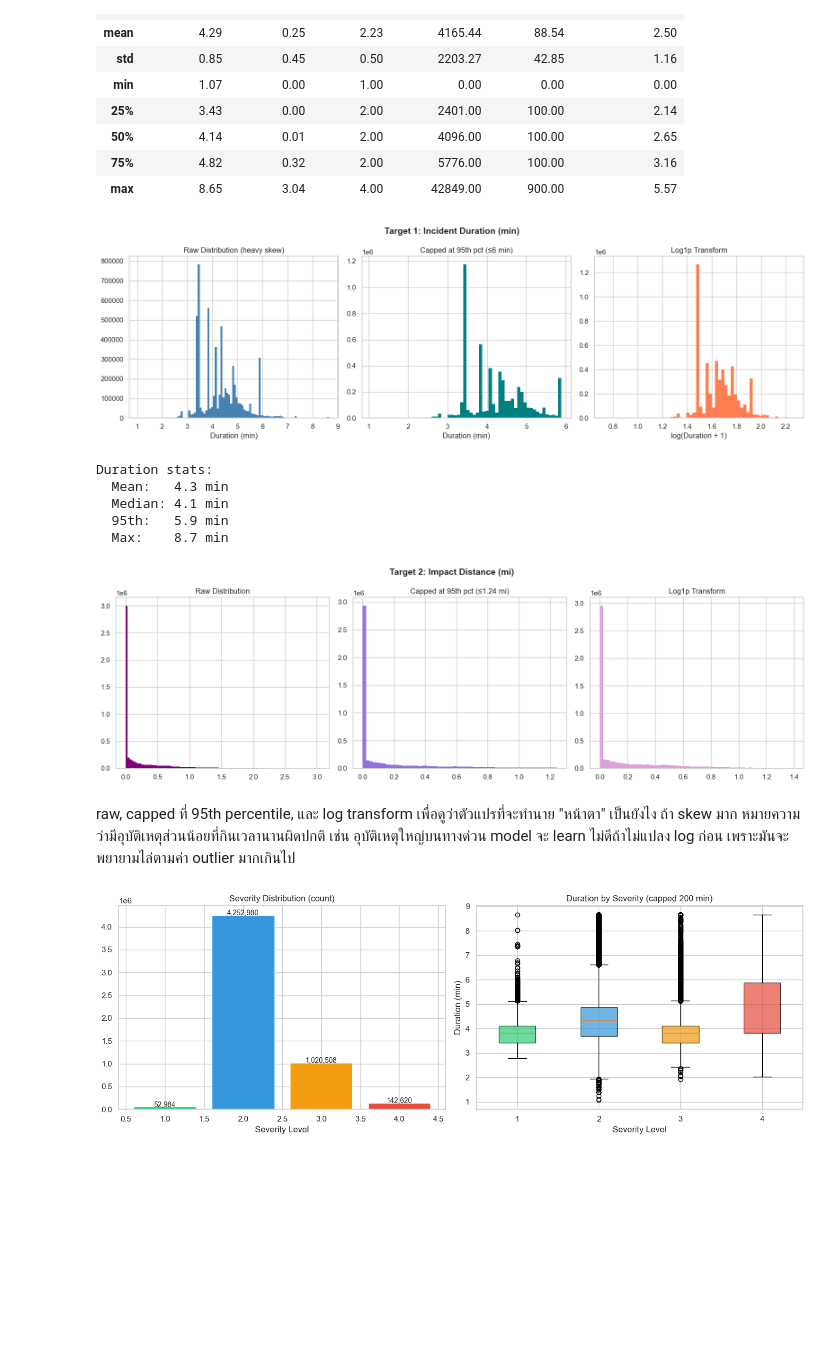
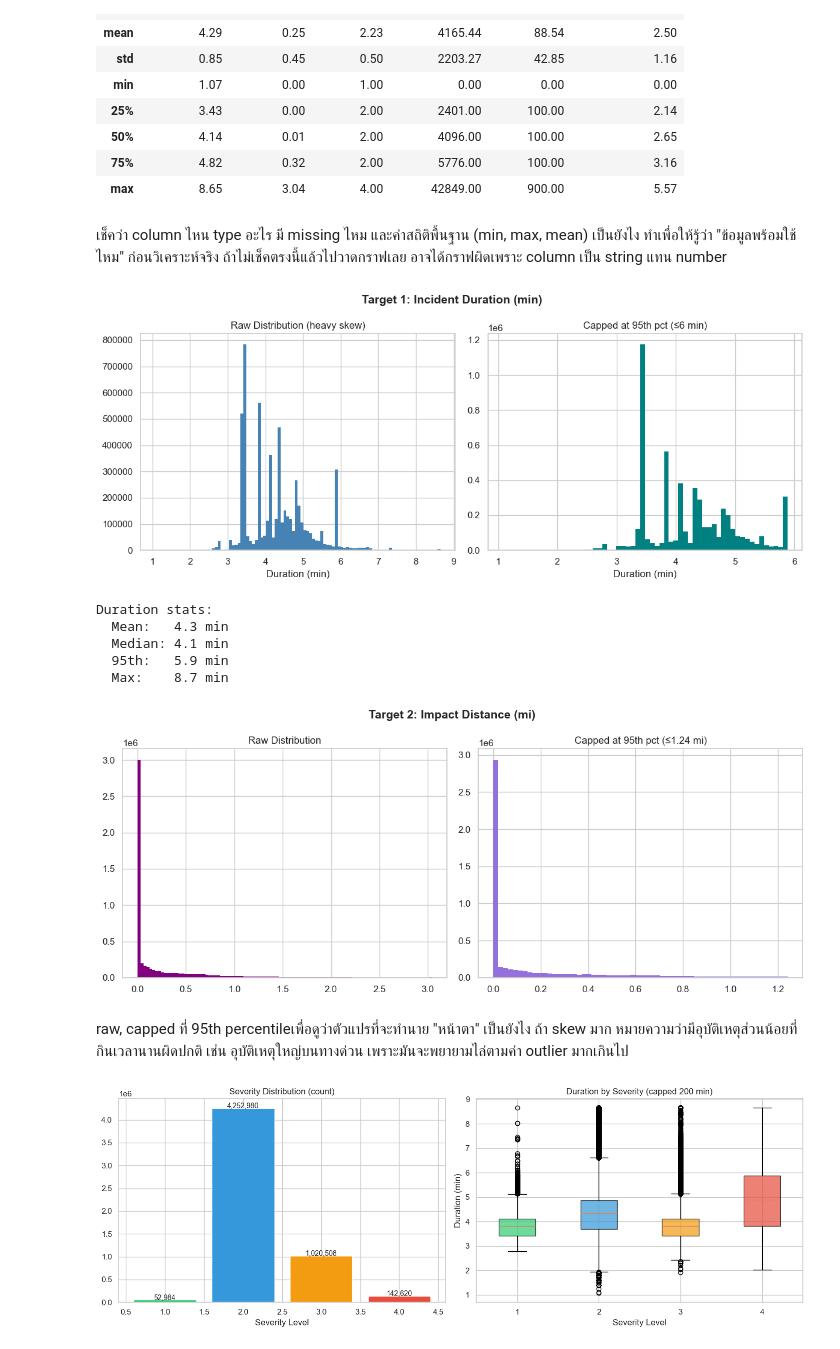
Before and after one commit to ThnaChamp/us-traffic-incident-analysis, a Jupyter notebook: notebooks/eda/02_eda_visualization_cop.ipynb, the cells around one changed output. Drawn from its saved outputs; the diff is of its cells as text; code cells hidden in the pictures; blank space fills up the shorter version.

```diff
--- a/notebooks/eda/02_eda_visualization_cop.ipynb
+++ b/notebooks/eda/02_eda_visualization_cop.ipynb
@@ -65,47 +65,45 @@ Series([], dtype: int64)
 | 50% | 4.14 | 0.01 | 2.00 | 4096.00 | 100.00 | 2.65 |
 | 75% | 4.82 | 0.32 | 2.00 | 5776.00 | 100.00 | 3.16 |
 | max | 8.65 | 3.04 | 4.00 | 42849.00 | 900.00 | 5.57 |
+# %% [markdown]
+เช็คว่า column ไหน type อะไร มี missing ไหม และค่าสถิติพื้นฐาน (min, max, mean) เป็นยังไง ทำเพื่อให้รู้ว่า "ข้อมูลพร้อมใช้ไหม" ก่อนวิเคราะห์จริง ถ้าไม่เช็คตรงนี้แล้วไปวาดกราฟเลย อาจได้กราฟผิดเพราะ column เป็น string แทน number
 # %%
 #Duration (min) distribution
-fig, axes = plt.subplots(1, 3, figsize=(16, 5))
+fig, axes = plt.subplots(1, 2, figsize=(12, 5))
 fig.suptitle('Target 1: Incident Duration (min)', fontsize=14, fontweight='bold')
 
 #distribution
 axes[0].hist(df['Duration(min)'], bins=100, color='steelblue', edgecolor='none')
 axes[0].set_title('Raw Distribution (heavy skew)')
 axes[0].set_xlabel('Duration (min)')
 
 # Cap at 95th percentile
 cap95 = df['Duration(min)'].quantile(0.95)
 df_cap = df[df['Duration(min)'] <= cap95]
 axes[1].hist(df_cap['Duration(min)'], bins=60, color='teal', edgecolor='none')
 axes[1].set_title(f'Capped at 95th pct (≤{cap95:.0f} min)')
 axes[1].set_xlabel('Duration (min)')
 
-# Log transform
-axes[2].hist(np.log1p(df['Duration(min)']), bins=60, color='coral', edgecolor='none')
-axes[2].set_title('Log1p Transform')
-axes[2].set_xlabel('log(Duration + 1)')
 
 plt.tight_layout()
 plt.savefig('eda_01_duration_dist.png', dpi=150)
 plt.show()
 
 print(f"Duration stats:")
 print(f"  Mean:   {df['Duration(min)'].mean():.1f} min")
 print(f"  Median: {df['Duration(min)'].median():.1f} min")
 print(f"  95th:   {cap95:.1f} min")
 print(f"  Max:    {df['Duration(min)'].max():.1f} min")
 # %% [output]
-[figure, old version]
+[figure, new version]
 Duration stats:
   Mean:   4.3 min
   Median: 4.1 min
   95th:   5.9 min
   Max:    8.7 min
 # %%
-#Distance(mi)distribution
-fig, axes = plt.subplots(1, 3, figsize=(16, 5))
+#Distance(mi)
+fig, axes = plt.subplots(1, 2, figsize=(12, 5))  # เปลี่ยนจาก (1,3) → (1,2)
 fig.suptitle('Target 2: Impact Distance (mi)', fontsize=14, fontweight='bold')
 
 axes[0].hist(df['Distance(mi)'], bins=100, color='purple', edgecolor='none')
@@ -116,16 +114,15 @@ axes[1].hist(df[df['Distance(mi)'] <= cap95_d]['Distance(mi)'],
              bins=60, color='mediumpurple', edgecolor='none')
 axes[1].set_title(f'Capped at 95th pct (≤{cap95_d:.2f} mi)')
 
-axes[2].hist(np.log1p(df['Distance(mi)']), bins=60, color='plum', edgecolor='none')
-axes[2].set_title('Log1p Transform')
+# ลบ axes[2] log transform ออกทั้งหมด
 
 plt.tight_layout()
 plt.savefig('eda_02_distance_dist.png', dpi=150)
 plt.show()
 # %% [output]
-[figure, old version]
+[figure, new version]
 # %% [markdown]
-raw, capped ที่ 95th percentile, และ log transform เพื่อดูว่าตัวแปรที่จะทำนาย "หน้าตา" เป็นยังไง ถ้า skew มาก หมายความว่ามีอุบัติเหตุส่วนน้อยที่กินเวลานานผิดปกติ เช่น อุบัติเหตุใหญ่บนทางด่วน model จะ learn ไม่ดีถ้าไม่แปลง log ก่อน เพราะมันจะพยายามไล่ตามค่า outlier มากเกินไป
+raw, capped ที่ 95th percentileเพื่อดูว่าตัวแปรที่จะทำนาย "หน้าตา" เป็นยังไง ถ้า skew มาก หมายความว่ามีอุบัติเหตุส่วนน้อยที่กินเวลานานผิดปกติ เช่น อุบัติเหตุใหญ่บนทางด่วน เพราะมันจะพยายามไล่ตามค่า outlier มากเกินไป
 # %%
 #Severity distribution
 fig, axes = plt.subplots(1, 2, figsize=(14, 5))
```
Also changed, not shown: parts of 5 cells of this notebook, 1 other file.
